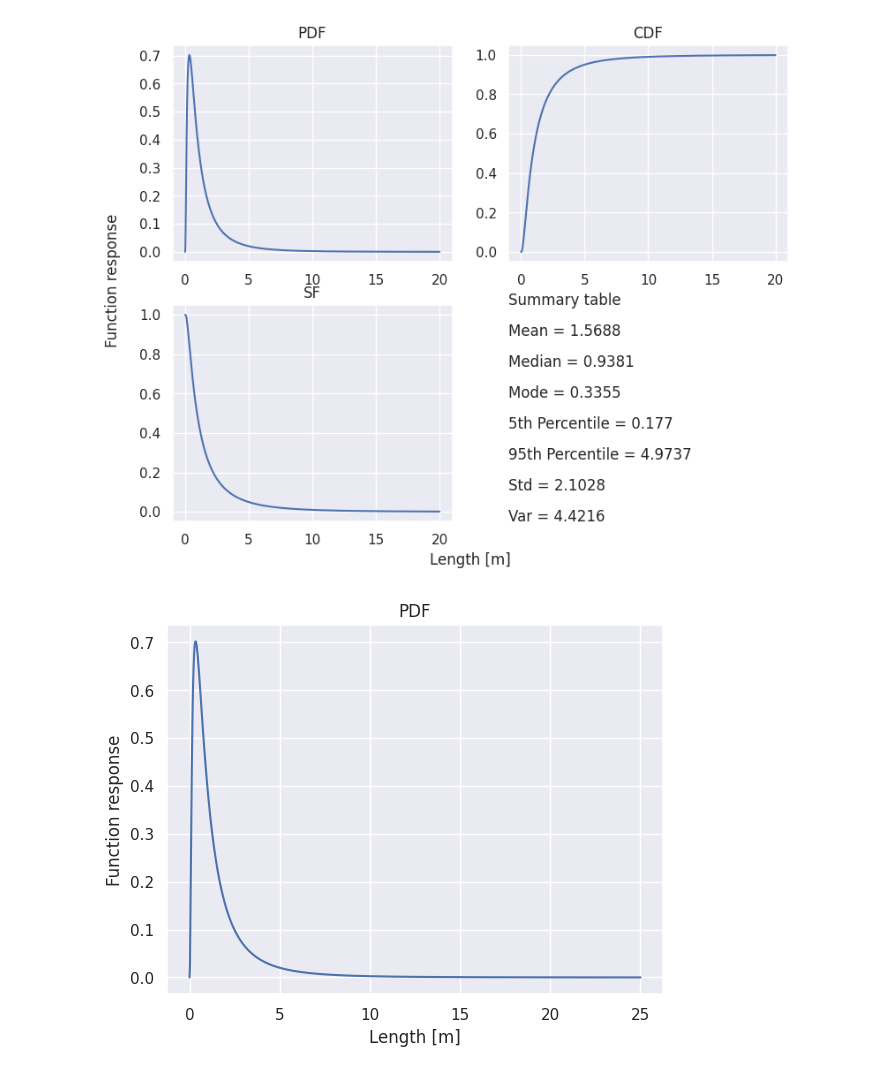
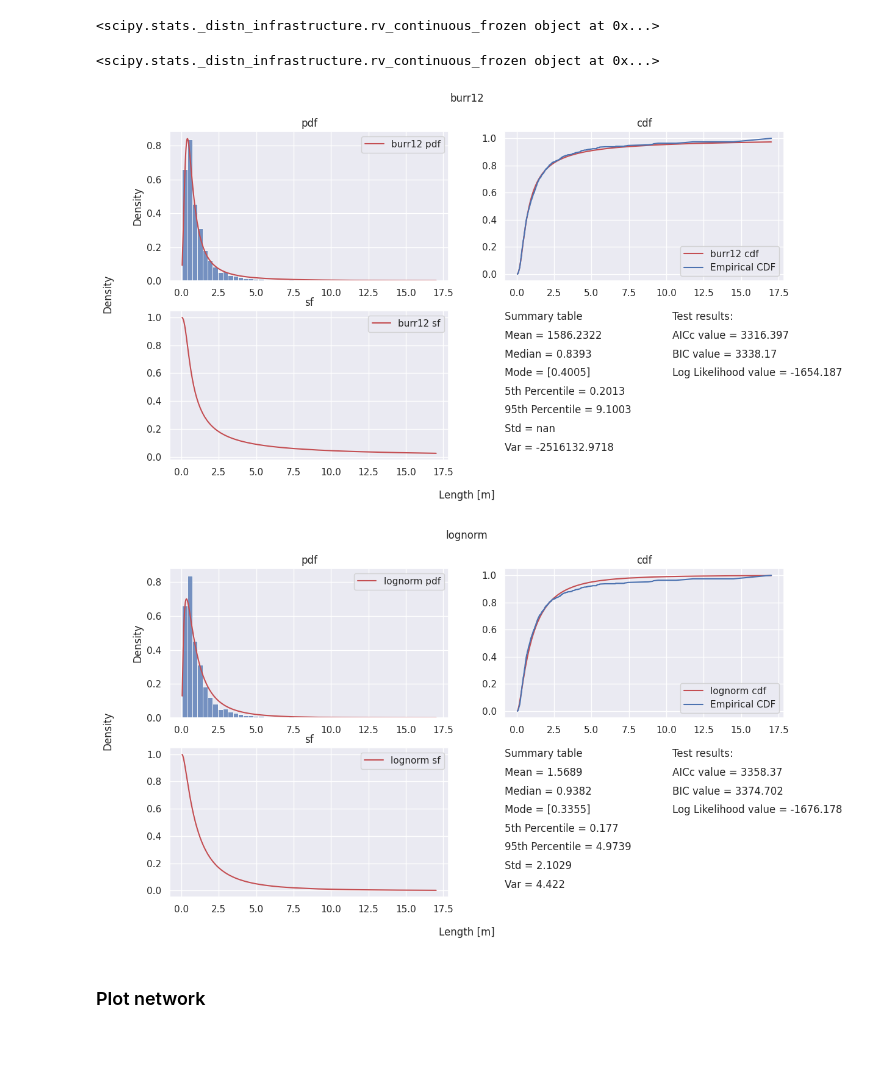
Before and after one commit to gecos-lab/FracAbility, a Jupyter notebook: FracAbility_jupyter.ipynb, the cells around one changed output. Drawn from its saved outputs; the diff is of its cells as text; code cells hidden in the pictures; blank space fills up the shorter version.

```diff
--- a/FracAbility_jupyter.ipynb
+++ b/FracAbility_jupyter.ipynb
@@ -17,12 +12,17 @@ bound_gpd = gpd.read_file(b_path)
+# %%
+n1_path = '/home/gabriele/STORAGE/Unibro/Libri-e-dispense/Magistrale/Tesi/pz_pers/test_reti/attachments/Set_1.shp'
+n2_path = '/home/gabriele/STORAGE/Unibro/Libri-e-dispense/Magistrale/Tesi/pz_pers/test_reti/attachments/Set_2.shp'
+b_path = 'fracability/datasets/Interpretation_boundary_laghettoSalza.shp'
+
+
+fracs_1 = gpd.read_file(n1_path)
+fracs_2 = gpd.read_file(n2_path)
+
+bound_gpd = gpd.read_file(b_path)
 # %%
-fractures = Entities.Fractures(fracs)
+fractures_1 = Entities.Fractures(fracs_1)
+fractures_2 = Entities.Fractures(fracs_2)
 
 boundaries = Entities.Boundary(bound_gpd)
 
 # clean_dup_points(fractures)
-
-fracture_net = Entities.FractureNetwork()
-
-fracture_net.add_fractures(fractures)
-
-fracture_net.add_boundaries(boundaries)
@@ -46,0 +71,13 @@ Falling back to a static output.
+# %%
+fracture_net = Entities.FractureNetwork()
+
+fracture_net.add_boundaries(boundaries)
+
+fracture_net.add_fractures([fractures_1, fractures_2])
+
+center_object(fracture_net)
+
+tidy_intersections(fracture_net)
+
+nodes = nodes_conn(fracture_net)
+fracture_net.add_nodes(nodes)
@@ -47,3 +86,8 @@ Falling back to a static output.
 # %%
 fitter = NetworkFitter(fracture_net)
-fitter.fit('Fit_Lognormal_2P')
+
+fitter_name = 'gamma'
+
+fitter.fit(fitter_name)
+
+fitter.find_best_distribution()
@@ -54,8 +102,9 @@ fitter.plot_kde()
-# %%
-fitter.summary_plot(x_max=20)
-# %% [output]
-[figure, removed]
-# %%
-fitter.plot_function('PDF', x_max=25)
-# %% [output]
-[figure, removed]
+# %%
+matplot_stats_summary(fitter)
+# %% [output]
+<scipy.stats._distn_infrastructure.rv_continuous_frozen object at 0x...>
+<scipy.stats._distn_infrastructure.rv_continuous_frozen object at 0x...>
+[figure, added]
+[figure, added]
+# %% [markdown]
+### Plot network
```
Also changed, not shown: parts of 18 cells of this notebook, 5 other files.
